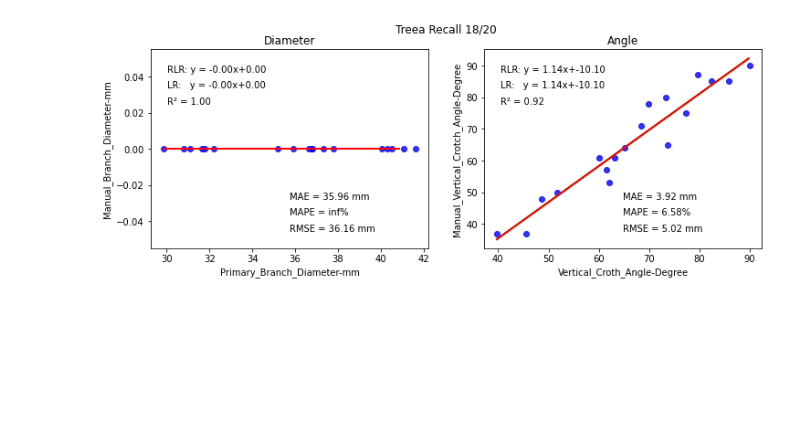
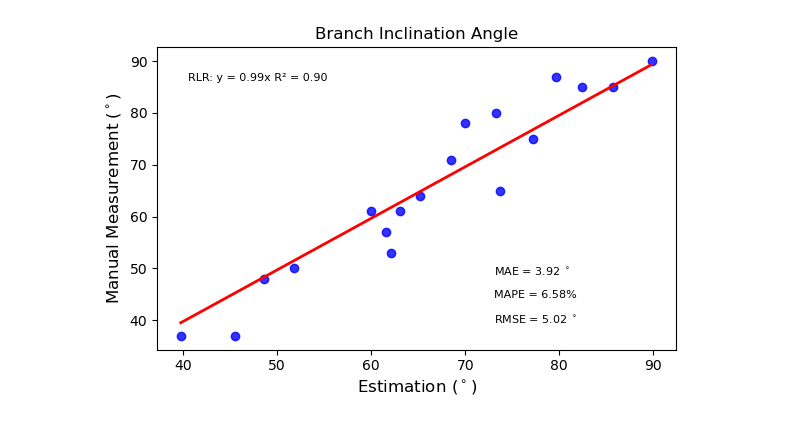
Before and after one commit to suptimq/AppleQSM, a Jupyter notebook: code/notebook/plot_branch_corr.ipynb, the cells around one changed output. Drawn from its saved outputs; the diff is of its cells as text; code cells hidden in the pictures; blank space fills up the shorter version.

Commit message:
update notebooks to plot robust lr only

```diff
--- a/code/notebook/plot_branch_corr.ipynb
+++ b/code/notebook/plot_branch_corr.ipynb
@@ -180,0 +31,6 @@ plt.savefig(str(save_folder / 'Angle.png'), dpi=300)
+# %%
+characterization_excel = openpyxl.load_workbook(str(excel_files))
+sheetname = characterization_excel.sheetnames[0]
+print(f'Sheet name: {sheetname}')
+df = pd.read_excel(excel_files, sheet_name=sheetname)
+df
@@ -230,0 +132,6 @@ all_tree_df.to_csv(str(save_folder / 'branch_trait.csv'))
+# %%
+data_folder = Path(r'D:\Code\Apple_Crop_Potential_Prediction\data\row13\characterization')
+exp_id =  r'hc_downsample_iter_7\s1'
+data_folder = data_folder / exp_id
+excel_files = str(data_folder / 'treeA_branch_test.xlsx')
+print(excel_files)
@@ -231,64 +140,31 @@ all_tree_df.to_csv(str(save_folder / 'branch_trait.csv'))
 # %%
-fig, axes = plt.subplots(nrows=1, ncols=2, figsize=(12,4))
+characterization_excel = openpyxl.load_workbook(str(excel_files))
+sheetname = characterization_excel.sheetnames[0]
+print(f'Sheet name: {sheetname}')
 
-characterization_filepath = excel_files[-1]
+df = pd.read_excel(excel_files, sheet_name=sheetname)
 
-tree_id = Path(characterization_filepath).stem
-tree_id = tree_id.split('_')[0]
 
-field_measurement_df = pd.read_excel(field_measurement_filepath, sheet_name=tree_id[:1].upper()+tree_id[1:])
+fig, ax = plt.subplots(nrows=1, ncols=1, figsize=(6,4))
 
-characterization_excel = openpyxl.load_workbook(str(characterization_filepath))
-calibrated_sensor_measurement_gt = None
-
-sheetname = characterization_excel.sheetnames[0]
-sensor_measurement_df = pd.read_excel(str(characterization_filepath), sheet_name=sheetname)
-calibrated_sensor_measurement_df = calibrate_branch_trait_from_other_excel(sensor_measurement_df, field_measurement_df)
-
-sensor_measurement_df_reset = sensor_measurement_df.set_index('Branch ID')
-calibrated_sensor_measurement_df_reset = calibrated_sensor_measurement_df.set_index('Branch ID')
-sensor_measurement_df_reset[['Manual_Vertical_Crotch_Angle-Degree', 'Manual_Branch_Diameter-mm']] = calibrated_sensor_measurement_df_reset[['Manual_Vertical_Crotch_Angle-Degree', 'Manual_Branch_Diameter-mm']]
-
-tmp = sensor_measurement_df_reset.loc[~sensor_measurement_df_reset['Manual_Branch_Diameter-mm'].isnull(), :]
-valid_sensor_measurement_df = tmp.copy()
-valid_sensor_measurement_df['Primary_Branch_Diameter-mm'] = valid_sensor_measurement_df['Primary_Branch_Radius-mm'] * 2
-total_sensor_measurement = len(valid_sensor_measurement_df)
-total_field_measurement = len(field_measurement_df) - 1
-
-ax = axes[0]
-x_axis = 'Primary_Branch_Diameter-mm' # 'Manual_Vertical_Crotch_Angle-Degree'
-y_axis = 'Manual_Branch_Diameter-mm'  # 'Vertical_Croth_Angle-Degree'
-metrics = evaluation(valid_sensor_measurement_df, x=x_axis, y=y_axis)
+x_axis = 'Vertical_Croth_Angle-Degree'
+y_axis = 'Manual_Vertical_Crotch_Angle-Degree'
+metrics = evaluation(df, x=x_axis, y=y_axis, fit_intercept=False)
 lr_x, lr_y, lr_coef, lr_intercept, lr_score = metrics['LR']
 ransac_lr_x, ransac_lr_y, rlr_coef, rlr_intercept, rlr_score = metrics['RLR']
-sns.regplot(x=x_axis, y=y_axis, data=valid_sensor_measurement_df, ci=None, fit_reg=False, robust=False, scatter_kws={"color": "blue"}, line_kws={"color": "red"}, ax=ax)
-ax.plot(lr_x, lr_y, color="green", linewidth=2, label="Linear regressor")
-ax.plot(ransac_lr_x, ransac_lr_y, color="red", linewidth=2, label="RANSAC regressor")
-ax.text(0.06, 0.9, f'RLR: y = {rlr_coef[0][0]:.2f}x+{rlr_intercept[0]:.2f}', horizontalalignment='left', verticalalignment='center', transform=ax.transAxes)
-ax.text(0.06, 0.82, f'LR:   y = {lr_coef[0][0]:.2f}x+{lr_intercept[0]:.2f}', horizontalalignment='left', verticalalignment='center', transform=ax.transAxes)
-ax.text(0.06, 0.74, f'R\u00b2 = {lr_score:.2f}', horizontalalignment='left', verticalalignment='center', transform=ax.transAxes)
-ax.text(0.5, 0.26, f"MAE = {metrics['MAE']} mm", horizontalalignment='left', verticalalignment='center', transform=ax.transAxes)
-ax.text(0.5, 0.18, f"MAPE = {metrics['MAPE']}%", horizontalalignment='left', verticalalignment='center', transform=ax.transAxes)
-ax.text(0.5, 0.1, f"RMSE = {metrics['RMSE']} mm", horizontalalignment='left', verticalalignment='center', transform=ax.transAxes)
-ax.set_title('Diameter')
+sns.regplot(x=x_axis, y=y_axis, data=df, ci=None, fit_reg=False, robust=False, scatter_kws={"color": "blue"}, line_kws={"color": "red"}, ax=ax)
 
-ax = axes[1]
-x_axis = 'Vertical_Croth_Angle-Degree'
-y_axis = 'Manual_Vertical_Crotch_Angle-Degree'
-metrics = evaluation(valid_sensor_measurement_df, x=x_axis, y=y_axis)
-lr_x, lr_y, lr_coef, lr_intercept, lr_score = metrics['LR']
-ransac_lr_x, ransac_lr_y, rlr_coef, rlr_intercept, rlr_score = metrics['RLR']
-sns.regplot(x=x_axis, y=y_axis, data=valid_sensor_measurement_df, ci=None, fit_reg=False, robust=False, scatter_kws={"color": "blue"}, line_kws={"color": "red"}, ax=ax)
-ax.plot(lr_x, lr_y, color="green", linewidth=2, label="Linear regressor")
-ax.plot(ransac_lr_x, ransac_lr_y, color="red", linewidth=2, label="RANSAC regressor")
-ax.text(0.06, 0.9, f'RLR: y = {rlr_coef[0][0]:.2f}x+{rlr_intercept[0]:.2f}', horizontalalignment='left', verticalalignment='center', transform=ax.transAxes)
-ax.text(0.06, 0.82, f'LR:   y = {lr_coef[0][0]:.2f}x+{lr_intercept[0]:.2f}', horizontalalignment='left', verticalalignment='center', transform=ax.transAxes)
-ax.text(0.06, 0.74, f'R\u00b2 = {lr_score:.2f}', horizontalalignment='left', verticalalignment='center', transform=ax.transAxes)
-ax.text(0.5, 0.26, f"MAE = {metrics['MAE']} mm", horizontalalignment='left', verticalalignment='center', transform=ax.transAxes)
-ax.text(0.5, 0.18, f"MAPE = {metrics['MAPE']}%", horizontalalignment='left', verticalalignment='center', transform=ax.transAxes)
-ax.text(0.5, 0.1, f"RMSE = {metrics['RMSE']} mm", horizontalalignment='left', verticalalignment='center', transform=ax.transAxes)
-ax.set_title('Angle')
+# ax.plot(lr_x, lr_y, color="green", linewidth=2, label="Linear regressor")
+ax.plot(ransac_lr_x, ransac_lr_y, color="red", linewidth=2, label="Huber regressor")
+ax.text(0.06, 0.9, f'y = {rlr_coef[0]:.2f}x R\u00b2 = {rlr_score:.2f}', **text_in_figure_para, transform=ax.transAxes)
+# ax.text(0.06, 0.82, f'LR:   y = {lr_coef[0][0]:.2f}x+{lr_intercept[0]:.2f} R\u00b2 = {lr_score:.2f}', **text_in_figure_para, transform=ax.transAxes)
+ax.text(0.65, 0.26, f"MAE = {metrics['MAE']} $^\circ$", **text_in_figure_para, transform=ax.transAxes)
+ax.text(0.65, 0.18, f"MAPE = {metrics['MAPE']}%", **text_in_figure_para, transform=ax.transAxes)
+ax.text(0.65, 0.1, f"RMSE = {metrics['RMSE']} $^\circ$", **text_in_figure_para, transform=ax.transAxes)
+ax.set_title('Branch Inclination Angle', **text_in_title_para)
+ax.set_xlabel('Estimation ($^\circ$)', **text_in_title_para)
+ax.set_ylabel('Manual Measurement ($^\circ$)', **text_in_title_para)
 
-fig.suptitle(f'{tree_id.capitalize()} Recall {total_sensor_measurement}/{total_field_measurement}')
-# plt.savefig(str(save_folder / tree_id.capitalize()))
+fig.tight_layout()
+plt.savefig(str(data_folder / 'simulation_branch_evaluation_adjusted.png'), dpi=300)
 # %% [output]
@@ -296 +172 @@ Text(0.5, 0.98, 'Treea Recall 18/20')
-[figure, old version]
+[figure, new version]
```
Also changed, not shown: parts of 16 cells of this notebook, 3 other files.
